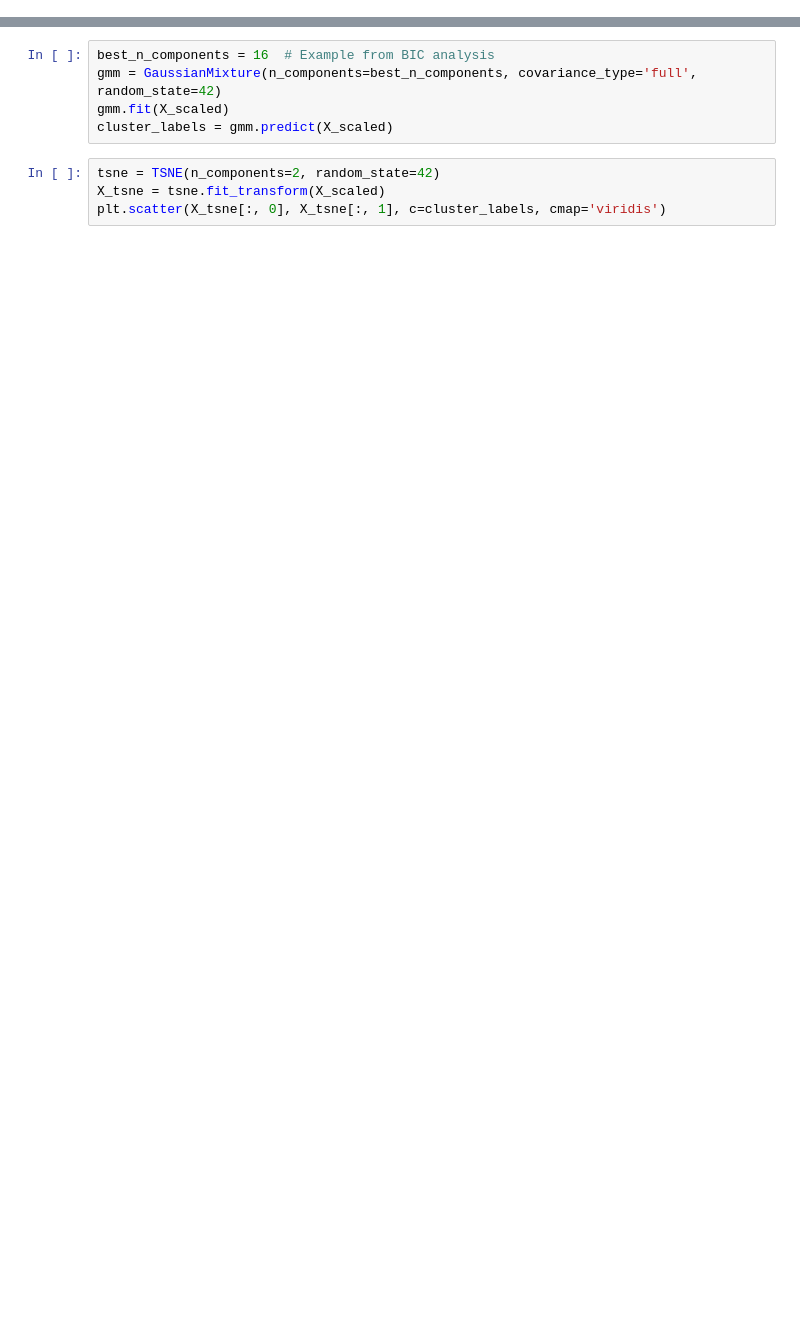
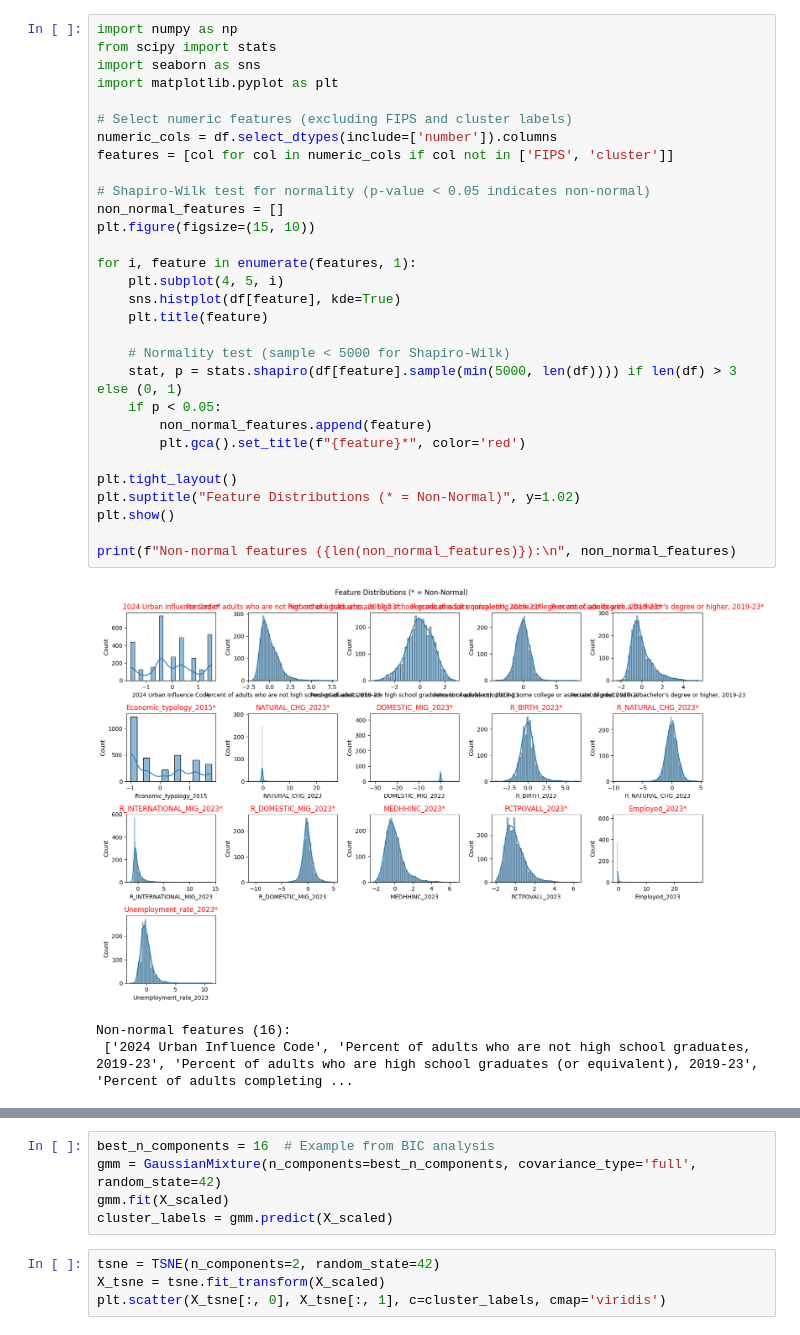
Before and after one commit to kneshio/cs441_project, a Jupyter notebook: main-wendy.ipynb, the cells around one changed output, grey strips where cells are left out. Drawn from its saved outputs; the diff is of its cells as text; blank space fills up the shorter version.

```diff
--- a/main-wendy.ipynb
+++ b/main-wendy.ipynb
@@ -26,0 +63,34 @@ X_scaled = scaler.fit_transform(X)
+# %%
+import numpy as np
+from scipy import stats
+import seaborn as sns
+import matplotlib.pyplot as plt
+
+# Select numeric features (excluding FIPS and cluster labels)
+numeric_cols = df.select_dtypes(include=['number']).columns
+features = [col for col in numeric_cols if col not in ['FIPS', 'cluster']]
+
+# Shapiro-Wilk test for normality (p-value < 0.05 indicates non-normal)
+non_normal_features = []
+plt.figure(figsize=(15, 10))
+
+for i, feature in enumerate(features, 1):
+    plt.subplot(4, 5, i)
+    sns.histplot(df[feature], kde=True)
+    plt.title(feature)
+
+    # Normality test (sample < 5000 for Shapiro-Wilk)
+    stat, p = stats.shapiro(df[feature].sample(min(5000, len(df)))) if len(df) > 3 else (0, 1)
+    if p < 0.05:
+        non_normal_features.append(feature)
+        plt.gca().set_title(f"{feature}*", color='red')
+
+plt.tight_layout()
+plt.suptitle("Feature Distributions (* = Non-Normal)", y=1.02)
+plt.show()
+
+print(f"Non-normal features ({len(non_normal_features)}):\n", non_normal_features)
+# %% [output]
+[figure, added]
+Non-normal features (16):
+ ['2024 Urban Influence Code', 'Percent of adults who are not high school graduates, 2019-23', 'Percent of adults who are high school graduates (or equivalent), 2019-23', 'Percent of adults completing ...
```
Also changed, not shown: parts of 34 cells of this notebook.
